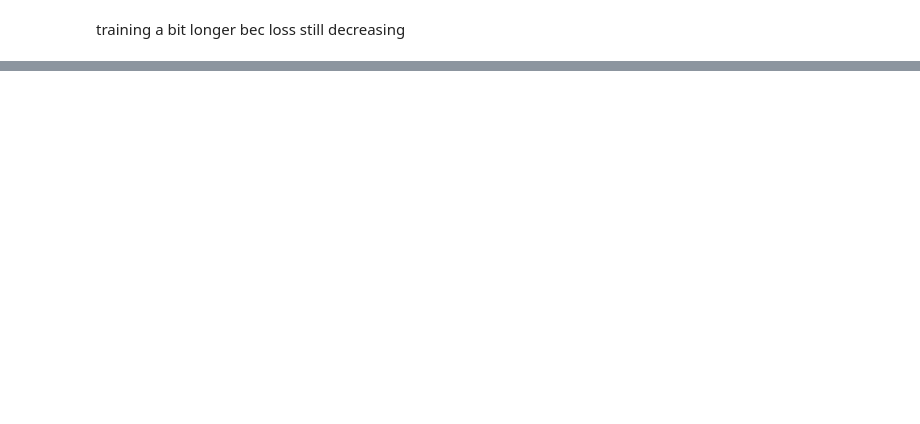
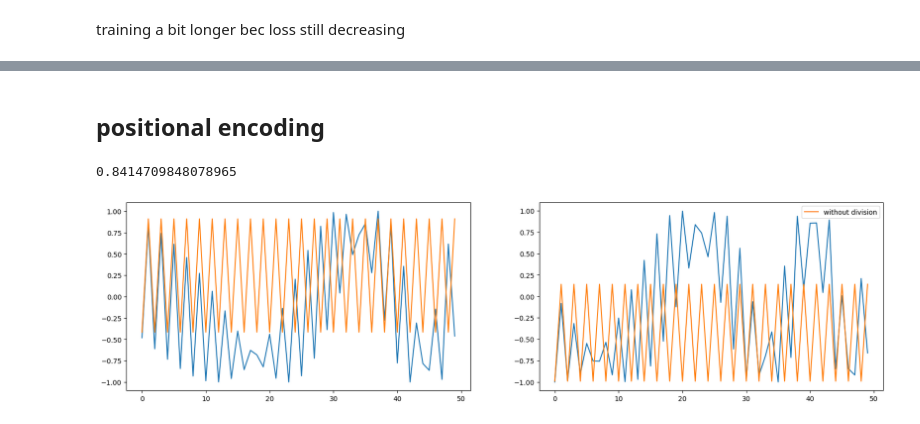
Before and after one commit to heerboi/AI-from-scratch, a Jupyter notebook: gpt.ipynb, the cells around one changed output, grey strips where cells are left out. Drawn from its saved outputs; the diff is of its cells as text; code cells hidden in the pictures; blank space fills up the shorter version.

Commit message:
implemented sinusoidal positional encoding, RoPE is next!

```diff
--- a/gpt.ipynb
+++ b/gpt.ipynb
@@ -668,0 +678,2 @@ For you ou
+# %% [markdown]
+## positional encoding
@@ -668,0 +682,34 @@ For you ou
+# %%
+i = list(range(1,51))
+pos = list(range(1,9))
+embeddings = {n:[] for n in pos}
+embeddings_no_div = {n:[] for n in pos}
+for p in pos:
+    for num in i:
+        if num % 2 == 0:
+            embed = sin(p)
+            div_embed = sin(p/10000**(-2*num/512))
+        else:
+            embed = cos(p)
+            div_embed = cos(p/10000**(-2*num/512))
+        embeddings_no_div[p].append(embed)
+        embeddings[p].append(div_embed)
+# %%
+sin(1)
+# %% [output]
+0.8414709848078965
+# %%
+import matplotlib.pyplot as plt
+fig, ax = plt.subplots(1, 2)
+fig.set_size_inches(20, 5)
+ax[0].plot(embeddings[2])
+ax[0].plot(embeddings_no_div[2], label = "Without division")
+# ax[0].plot(embeddings[6])
+ax[1].plot(embeddings[3])
+ax[1].plot(embeddings_no_div[3], label = "without division")
+# ax[1].plot(embeddings[5])
+# plt.plot([e for e in embeddings.values()],label = [f"Pos{i}" for i in embeddings.keys()])
+plt.legend()
+plt.show()
+# %% [output]
+[figure, added]
```
Also changed, not shown: parts of 26 cells of this notebook.
